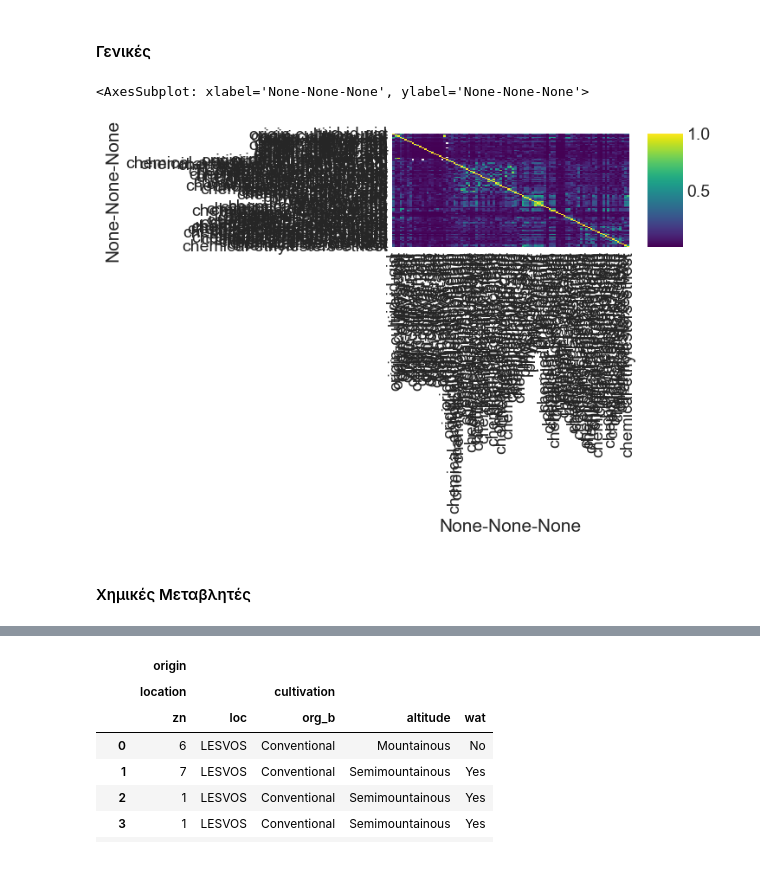
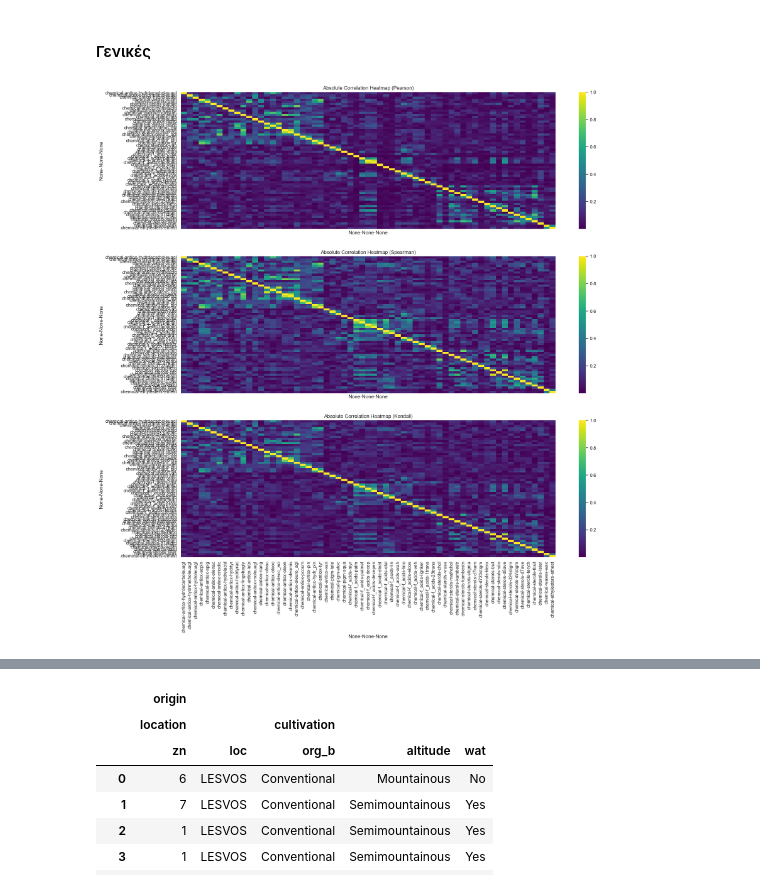
Before and after one commit to AlexRodis/olives, a Jupyter notebook: Olive Oil.ipynb, the cells around one changed output, grey strips where cells are left out. Drawn from its saved outputs; the diff is of its cells as text; code cells hidden in the pictures.

```diff
--- a/Olive Oil.ipynb
+++ b/Olive Oil.ipynb
@@ -39,6 +39,11 @@ import aesara
 # Γενικές επιλογές εμφάνισης
 pd.set_option('display.max_rows',10)
 pd.set_option('display.max_columns',30)
+
+figsize=(13,6)
+fontsize=10
+sns.set(rc={'figure.figsize':(15,10),
+           'font.size':5})
 # %%
 # Utilities
 from sklearn.preprocessing import StandardScaler
@@ -575,0 +700,12 @@ full_display_once(cdf.loc[:,_c ].describe())
+# %%
+# Data selection
+all_origin_targets = cdf.loc[:,("origin", ['cultivation','location','production'])  ].drop(('origin', 'location', 'zn'), axis=1).drop(
+    ('origin', 'production','kbtemp'), axis=1).drop(('origin', 'production','kntemp'), axis=1).drop(
+    ('origin', 'production','stemp'), axis=1).drop(('origin', 'production','doil'), axis=1)
+m1 = all_origin_targets.isna().any(axis=1)
+chem_indicators =cdf.loc[:,(['chemical'])]
+m2 = chem_indicators.isna().any(axis=1)
+m3 = all_origin_targets.loc[all_origin_targets.loc[:,('origin', 'production', 'mat_null')]=='Yes']
+m = pd.concat([m1, m2, m3],axis=1).any(axis=1)
+chem_indicators, all_valid_origin_targets = chem_indicators.loc[~m,:], all_origin_targets.loc[~m,:]
+all_origin_targets
@@ -578,9 +814,21 @@ full_display_once(cdf.loc[:,_c ].describe())
 # %% [markdown]
 #### Γενικές
 # %%
-sns.heatmap(cdf.corr().applymap(np.abs), cmap='viridis', xticklabels=True, yticklabels=True)
+fig, axs = plt.subplots(nrows=3,ncols=1, sharex=True, sharey=True)
+sns.heatmap(
+    chem_indicators.corr(method='pearson').applymap(np.abs),
+    cmap='viridis', xticklabels=True, yticklabels=True, ax=axs[0])
+axs[0].set_title('Absolute Correlation Heatmap (Pearson)')
+sns.heatmap(
+    chem_indicators.corr(method='spearman').applymap(np.abs),
+    cmap='viridis', xticklabels=True, yticklabels=True, ax=axs[1])
+axs[1].set_title('Absolute Correlation Heatmap (Spearman)')
+sns.heatmap(
+    chem_indicators.corr(method='kendall').applymap(np.abs),
+    cmap='viridis', xticklabels=True, yticklabels=True, ax=axs[2])
+axs[2].set_title('Absolute Correlation Heatmap (Kendall)')
+fig.set_figheight(20)
+fig.set_figwidth(20)
+plt.show()
 # %% [output]
-<AxesSubplot: xlabel='None-None-None', ylabel='None-None-None'>
-[figure, old version]
+[figure, new version]
-# %% [markdown]
-#### Χημικές Μεταβλητές
```
Also changed, not shown: parts of 48 cells of this notebook.
